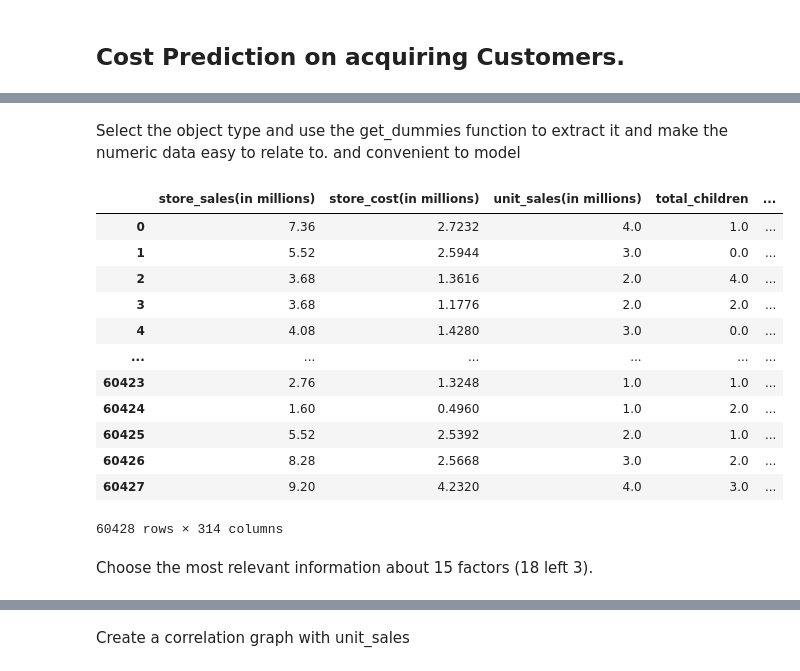
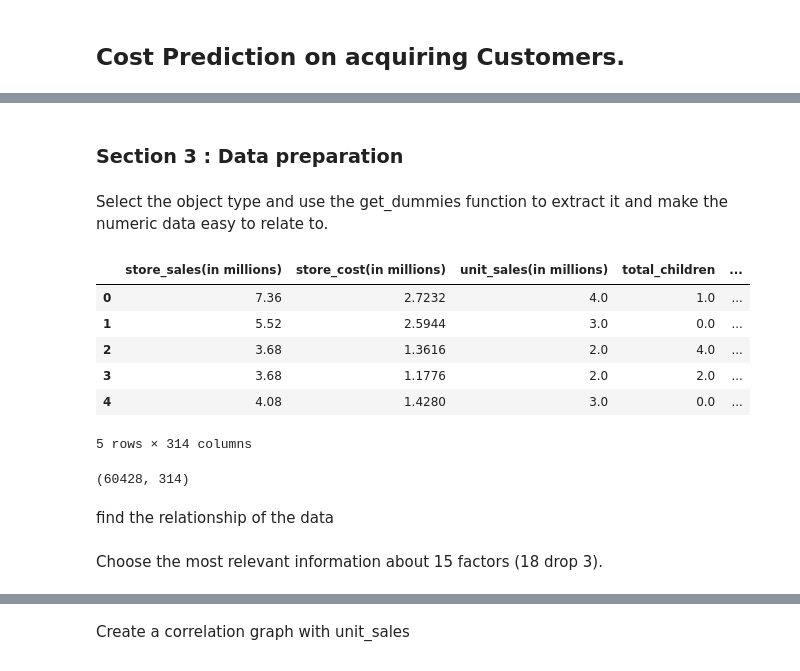
Before and after one commit to NineNatthanarong/analysis-of-product-sales, a Jupyter notebook: prediction.ipynb, the cells around one changed output, grey strips where cells are left out. Saved outputs shown, nothing was run; the diff lists cells and outputs as text; code cells hidden in the pictures.

```diff
--- a/prediction.ipynb
+++ b/prediction.ipynb
@@ -24,27 +40,29 @@ df.head()
+# %% [markdown]
+### Section 3 : Data preparation
 # %% [markdown]
-Select the object type and use the get_dummies function to extract it and make the numeric data easy to relate to. and convenient to model
+Select the object type and use the get_dummies function to extract it and make the numeric data easy to relate to.
 # %%
 cat_vars = df.select_dtypes(include=[object] )
 for var in cat_vars:
     df = pd.concat([df.drop(var, axis=1), pd.get_dummies(df[var], prefix=var, prefix_sep='_', drop_first=True)], axis=1)
 # %%
-df
+df.head()
 # %% [output]
 |  | store_sales(in millions) | store_cost(in millions) | unit_sales(in millions) | total_children | ... |
 | 0 | 7.36 | 2.7232 | 4.0 | 1.0 | ... |
 | 1 | 5.52 | 2.5944 | 3.0 | 0.0 | ... |
 | 2 | 3.68 | 1.3616 | 2.0 | 4.0 | ... |
 | 3 | 3.68 | 1.1776 | 2.0 | 2.0 | ... |
 | 4 | 4.08 | 1.4280 | 3.0 | 0.0 | ... |
-| ... | ... | ... | ... | ... | ... |
-| 60423 | 2.76 | 1.3248 | 1.0 | 1.0 | ... |
-| 60424 | 1.60 | 0.4960 | 1.0 | 2.0 | ... |
-| 60425 | 5.52 | 2.5392 | 2.0 | 1.0 | ... |
-| 60426 | 8.28 | 2.5668 | 3.0 | 2.0 | ... |
-| 60427 | 9.20 | 4.2320 | 4.0 | 3.0 | ... |
-60428 rows × 314 columns
+5 rows × 314 columns
+# %%
+df.shape
+# %% [output]
+(60428, 314)
+# %% [markdown]
+find the relationship of the data
 # %%
 corr = df.corr()
 # %% [markdown]
-Choose the most relevant information about 15 factors (18 left 3).
+Choose the most relevant information about 15 factors (18 drop 3).
 # %%
```
Also changed, not shown: parts of 44 cells of this notebook, 1 other file.
